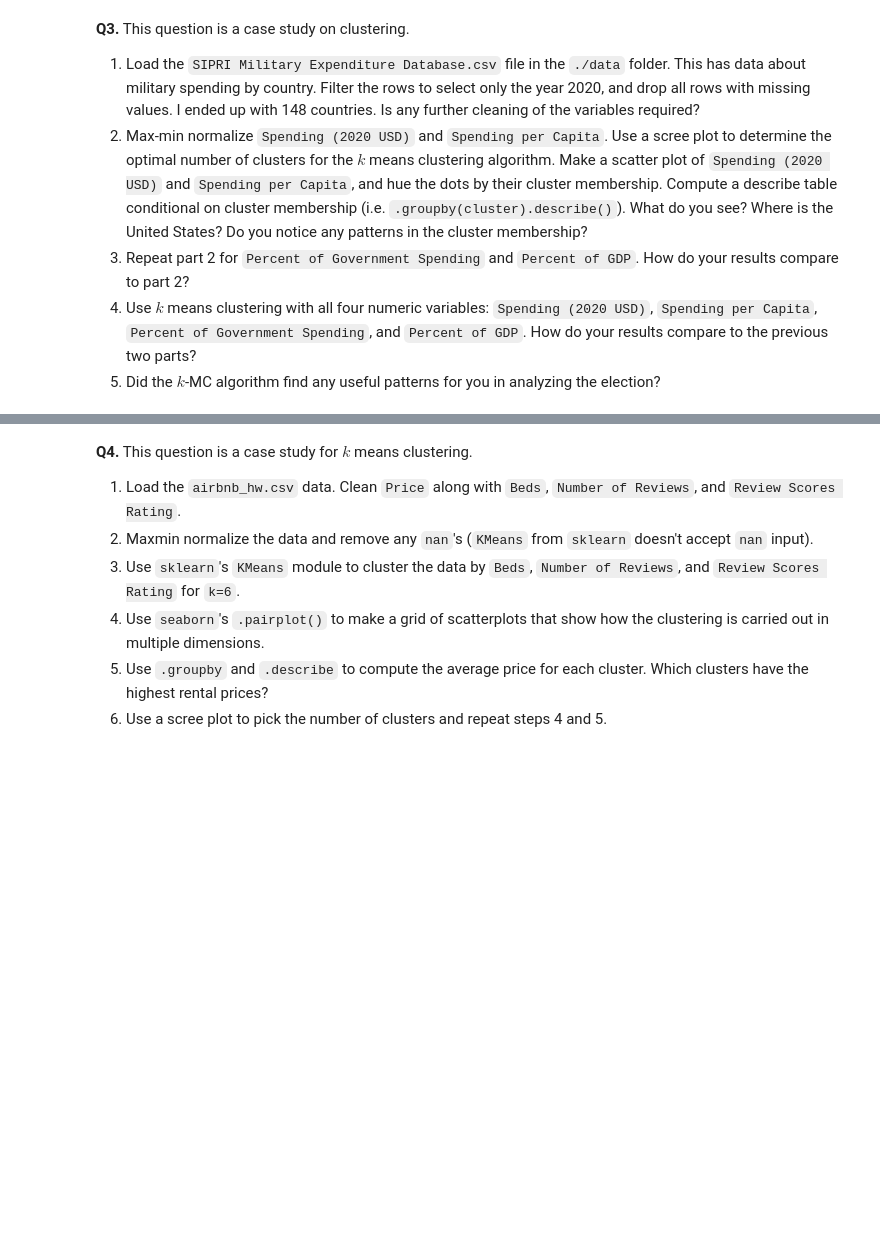
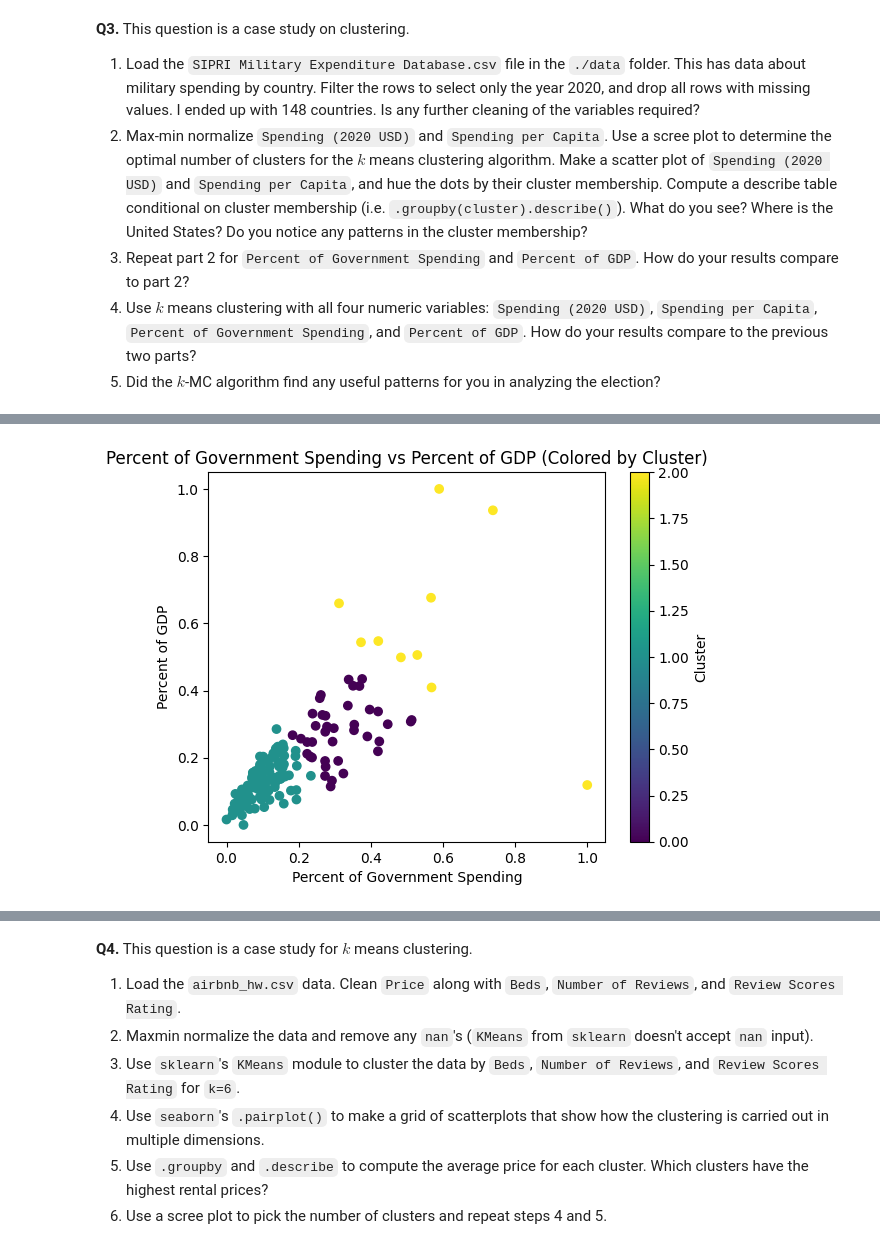
Before and after one commit to ameliavasiliu/clustering, a Jupyter notebook: assignment/assignment_clustering.ipynb, the cells around one changed output, grey strips where cells are left out. Cells and saved outputs as stored; diff of their text form; code cells hidden in the pictures; blank space fills up the shorter version.

```diff
--- a/assignment/assignment_clustering.ipynb
+++ b/assignment/assignment_clustering.ipynb
@@ -133,0 +270,12 @@ While we want to minimize the inertia value, or the within cluster sum of square
+# %%
+kmeans = KMeans(n_clusters=3, init='k-means++', max_iter=300, n_init=10, random_state=100)
+df_2020['Cluster'] = kmeans.fit_predict(X)
+
+plt.scatter(df_2020['Percent of Government Spending'], df_2020['Percent of GDP'], c=df_2020['Cluster'], cmap='viridis')
+plt.title('Percent of Government Spending vs Percent of GDP (Colored by Cluster)')
+plt.xlabel('Percent of Government Spending')
+plt.ylabel('Percent of GDP')
+plt.colorbar(label='Cluster')
+plt.show()
+# %% [output]
+[figure, added]
```
Also changed, not shown: parts of 28 cells of this notebook.
